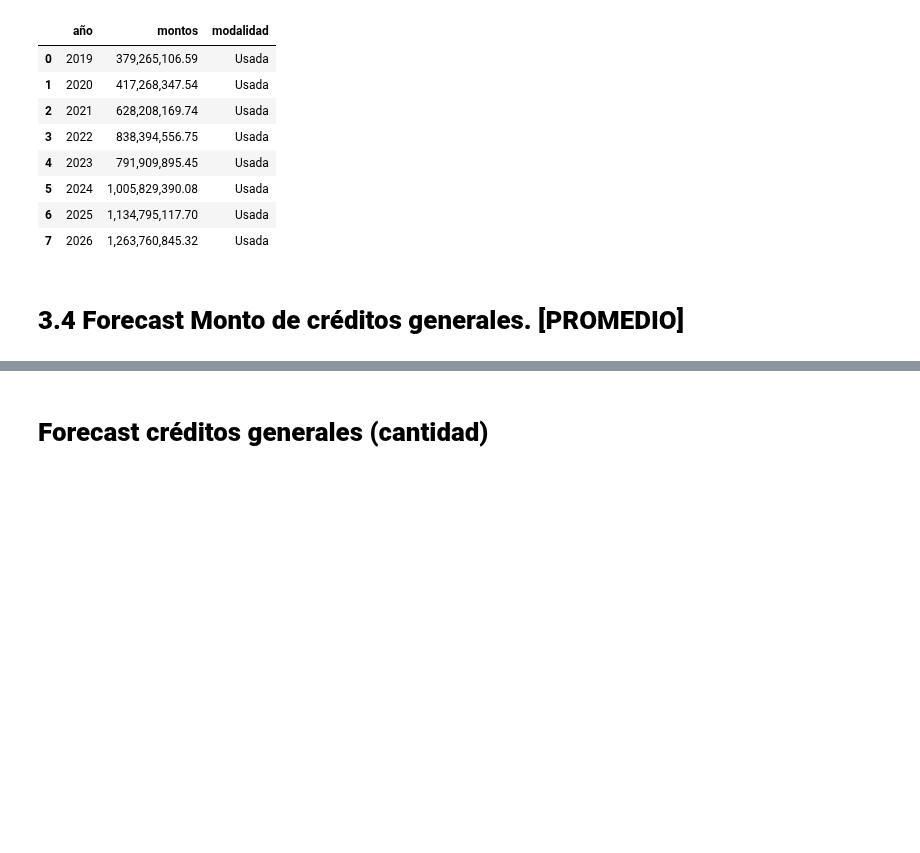
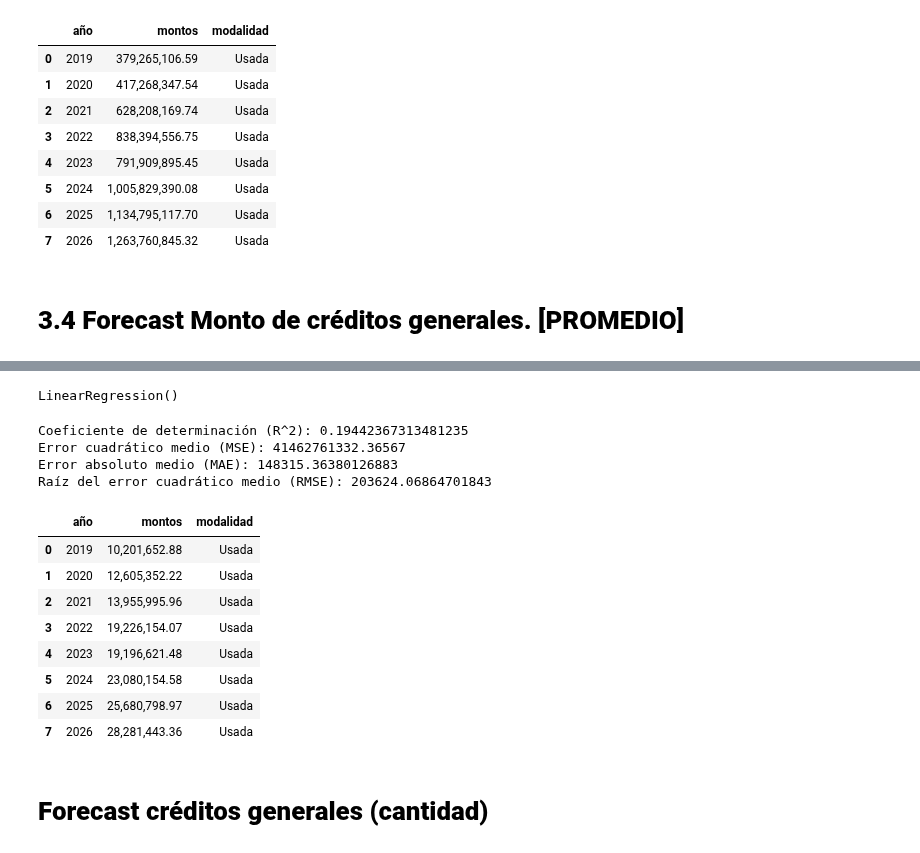
Before and after one commit to MiguelDWT4toCreativo/Datalpine, a Jupyter notebook: resources/jupyter/forecast_creditos_generales_pachuca.ipynb, the cells around one changed output, grey strips where cells are left out. Cells and saved outputs as stored; diff of their text form; code cells hidden in the pictures; blank space fills up the shorter version.

```diff
--- a/resources/jupyter/forecast_creditos_generales_pachuca.ipynb
+++ b/resources/jupyter/forecast_creditos_generales_pachuca.ipynb
@@ -441,0 +721,69 @@ fig.show()
+# %%
+from sklearn.model_selection import train_test_split
+from sklearn.linear_model import LinearRegression
+import numpy as np
+# Preparar datos para el modelo
+X = total_creditos_usada_pachuca[['año', 'mes']]
+y = total_creditos_usada_pachuca['montos']
+# Dividir los datos en conjuntos de entrenamiento y prueba
+X_train, X_test, y_train, y_test = train_test_split(X, y, test_size=0.2, random_state=42)
+# Inicializar y entrenar el modelo de regresión lineal
+modelo = LinearRegression()
+modelo.fit(X_train, y_train)
+# %% [output]
+LinearRegression()
+# %%
+from sklearn.metrics import r2_score
+# Hacer predicciones en el conjunto de prueba
+y_pred = modelo.predict(X_test)
+# Calcular el coeficiente de determinación (R^2)
+r2 = r2_score(y_test, y_pred)
+print("Coeficiente de determinación (R^2):", r2)
+
+from sklearn.metrics import mean_squared_error
+mse = mean_squared_error(y_test, y_pred)
+print("Error cuadrático medio (MSE):", mse)
+
+from sklearn.metrics import mean_absolute_error
+mae = mean_absolute_error(y_test, y_pred)
+print("Error absoluto medio (MAE):", mae)
+rmse = np.sqrt(mse)
+print("Raíz del error cuadrático medio (RMSE):", rmse)
+# %% [output]
+Coeficiente de determinación (R^2): 0.19442367313481235
+Error cuadrático medio (MSE): 41462761332.36567
+Error absoluto medio (MAE): 148315.36380126883
+Raíz del error cuadrático medio (RMSE): 203624.06864701843
+# %%
+# DF con todas las combinaciones posibles de año y mes para 2023 FALTANTES (AUG-DEC)
+fechas_2023 = pd.DataFrame({'año': np.repeat(2023, 5),
+                            'mes': range(8, 13)})
+
+# DF con todas las combinaciones posibles de año y mes para 2024-2026
+fechas_2024_2026 = pd.DataFrame({'año': np.repeat(range(2024, 2027), 12),
+                                  'mes': np.tile(range(1, 13), 3)})
+nuevas_fechas_usada = pd.concat([fechas_2023, fechas_2024_2026]) # Concatenamos
+
+# Realizamos predicciones con el modelo entrenado
+predicciones = modelo.predict(nuevas_fechas_usada)
+# Agregamos las predicciones al DataFrame de nuevas fechas
+nuevas_fechas_usada['montos'] = predicciones
+total_usada_pachuca = pd.concat([total_creditos_usada_pachuca, nuevas_fechas_usada], ignore_index=True)
+total_usada_pachuca = total_usada_pachuca.groupby('año')['montos'].sum().reset_index()
+# Agregar una nueva columna 'vivienda' con el valor 'Usada'
+total_usada_pachuca['modalidad'] = 'Usada'
+# Función para formatear números con separadores de coma y dos decimales
+def format_number(x):
+   return '{:,.2f}'.format(x)
+total_usada_pachuca['montos'] = total_usada_pachuca['montos'].map(format_number)
+total_usada_pachuca
+# %% [output]
+|  | año | montos | modalidad |
+| 0 | 2019 | 10,201,652.88 | Usada |
+| 1 | 2020 | 12,605,352.22 | Usada |
+| 2 | 2021 | 13,955,995.96 | Usada |
+| 3 | 2022 | 19,226,154.07 | Usada |
+| 4 | 2023 | 19,196,621.48 | Usada |
+| 5 | 2024 | 23,080,154.58 | Usada |
+| 6 | 2025 | 25,680,798.97 | Usada |
+| 7 | 2026 | 28,281,443.36 | Usada |
```
Also changed, not shown: parts of 11 cells of this notebook, 7 other files.
